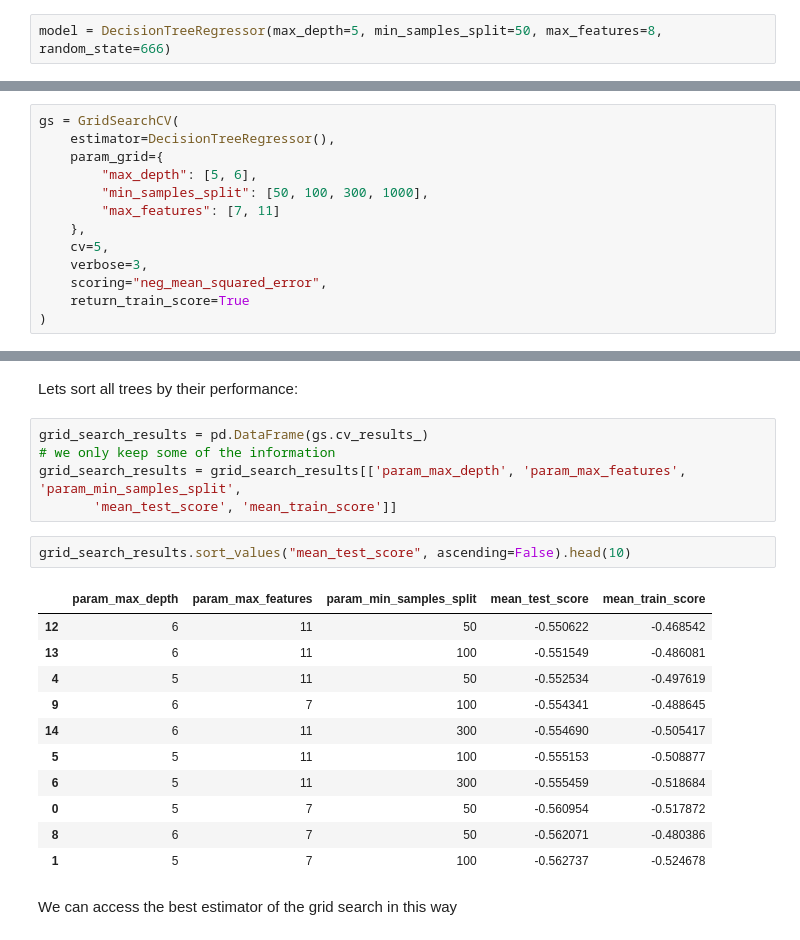
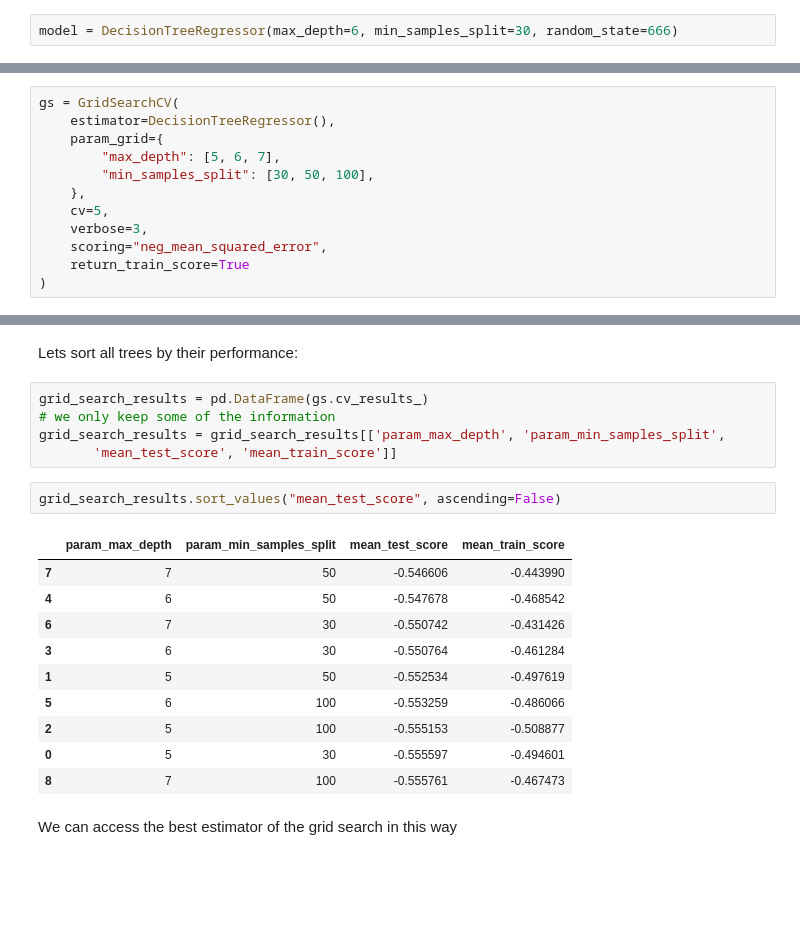
Before and after one commit to Ironhack-Data-Madrid-Agosto-2021/classroom-materials, a Jupyter notebook: week_07/04-decision-trees.ipynb, the cells around one changed output, grey strips where cells are left out. Cells and saved outputs as stored; diff of their text form; blank space fills up the shorter version.

```diff
--- a/week_07/04-decision-trees.ipynb
+++ b/week_07/04-decision-trees.ipynb
@@ -537,7 +655,7 @@ As well as `max_depth`, there are other **hyperparameters** that let us build di
  * `min_samples_split`: the minimum number of samples required to split an internal node
  * `max_features`: the number of features to consider when looking for the best split
 # %%
-model = DecisionTreeRegressor(max_depth=5, min_samples_split=50, max_features=8, random_state=666)
+model = DecisionTreeRegressor(max_depth=6, min_samples_split=30, random_state=666)
 # %%
 model.fit(X_train, y_train)
 # %% [output]
@@ -564,9 +685,8 @@ from sklearn.model_selection import GridSearchCV
 gs = GridSearchCV(
     estimator=DecisionTreeRegressor(),
     param_grid={
-        "max_depth": [5, 6],
-        "min_samples_split": [50, 100, 300, 1000],
-        "max_features": [7, 11]
+        "max_depth": [5, 6, 7],
+        "min_samples_split": [30, 50, 100],
     },
     cv=5,
     verbose=3,
@@ -630,22 +750,21 @@ Lets sort all trees by their performance:
 # %%
 grid_search_results = pd.DataFrame(gs.cv_results_)
 # we only keep some of the information
-grid_search_results = grid_search_results[['param_max_depth', 'param_max_features', 'param_min_samples_split',
+grid_search_results = grid_search_results[['param_max_depth', 'param_min_samples_split',
        'mean_test_score', 'mean_train_score']]
 # %%
-grid_search_results.sort_values("mean_test_score", ascending=False).head(10)
+grid_search_results.sort_values("mean_test_score", ascending=False)
 # %% [output]
-|  | param_max_depth | param_max_features | param_min_samples_split | mean_test_score | mean_train_score |
-| 12 | 6 | 11 | 50 | -0.550622 | -0.468542 |
-| 13 | 6 | 11 | 100 | -0.551549 | -0.486081 |
-| 4 | 5 | 11 | 50 | -0.552534 | -0.497619 |
-| 9 | 6 | 7 | 100 | -0.554341 | -0.488645 |
-| 14 | 6 | 11 | 300 | -0.554690 | -0.505417 |
-| 5 | 5 | 11 | 100 | -0.555153 | -0.508877 |
-| 6 | 5 | 11 | 300 | -0.555459 | -0.518684 |
-| 0 | 5 | 7 | 50 | -0.560954 | -0.517872 |
-| 8 | 6 | 7 | 50 | -0.562071 | -0.480386 |
-| 1 | 5 | 7 | 100 | -0.562737 | -0.524678 |
+|  | param_max_depth | param_min_samples_split | mean_test_score | mean_train_score |
+| 7 | 7 | 50 | -0.546606 | -0.443990 |
+| 4 | 6 | 50 | -0.547678 | -0.468542 |
+| 6 | 7 | 30 | -0.550742 | -0.431426 |
+| 3 | 6 | 30 | -0.550764 | -0.461284 |
+| 1 | 5 | 50 | -0.552534 | -0.497619 |
+| 5 | 6 | 100 | -0.553259 | -0.486066 |
+| 2 | 5 | 100 | -0.555153 | -0.508877 |
+| 0 | 5 | 30 | -0.555597 | -0.494601 |
+| 8 | 7 | 100 | -0.555761 | -0.467473 |
 # %% [markdown]
 We can access the best estimator of the grid search in this way
 # %%
```
Also changed, not shown: parts of 57 cells of this notebook.
